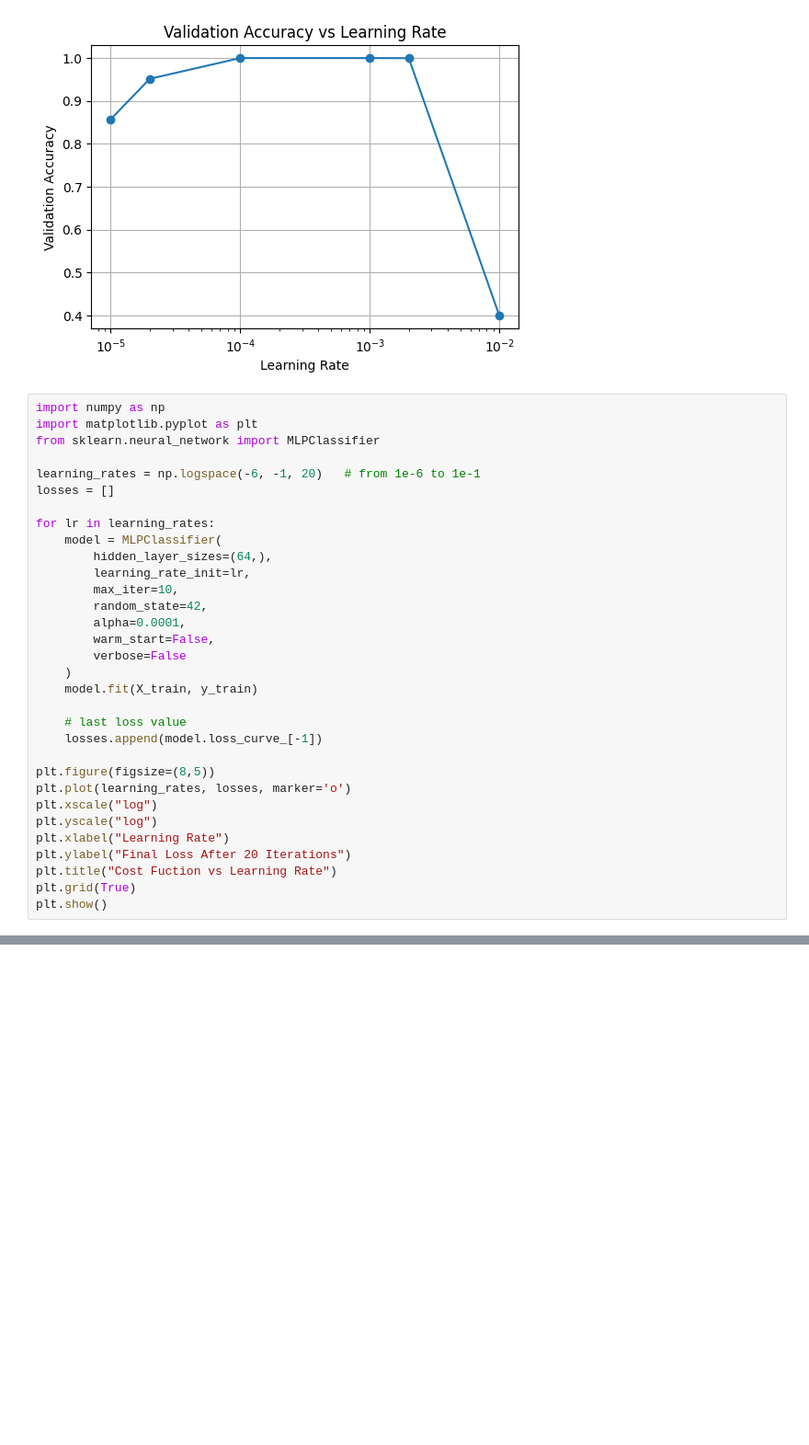
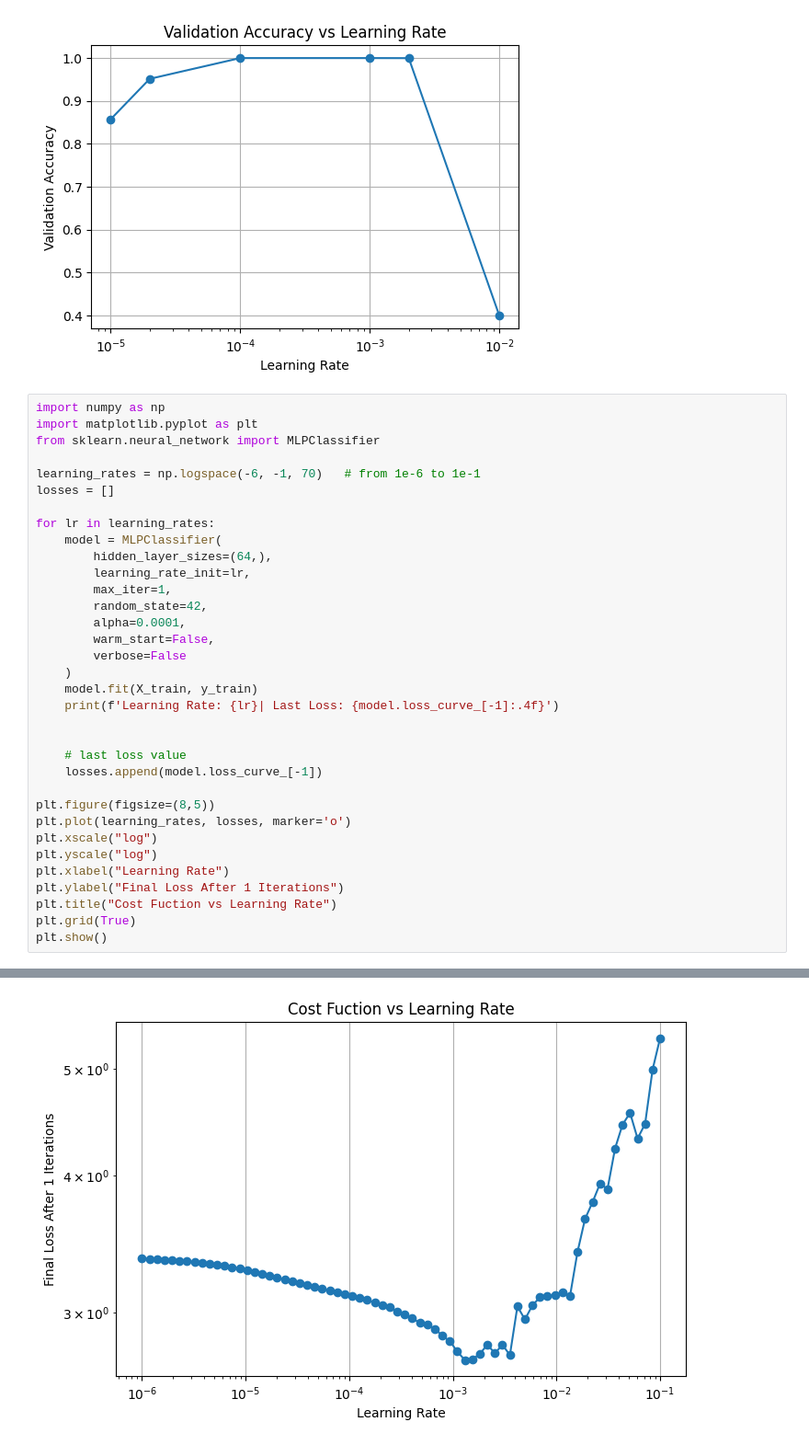
Before and after one commit to eleftheriaa/American-Sign-Language-Detection, a Jupyter notebook: nn/lr_tuning.ipynb, the cells around one changed output, grey strips where cells are left out. Shown: that part at 92% size. Saved outputs shown, nothing was run; the diff lists cells and outputs as text; blank space fills up the shorter version.

```diff
--- a/nn/lr_tuning.ipynb
+++ b/nn/lr_tuning.ipynb
@@ -142,20 +142,22 @@ import numpy as np
 import matplotlib.pyplot as plt
 from sklearn.neural_network import MLPClassifier
 
-learning_rates = np.logspace(-6, -1, 20)   # from 1e-6 to 1e-1
+learning_rates = np.logspace(-6, -1, 70)   # from 1e-6 to 1e-1
 losses = []
 
 for lr in learning_rates:
     model = MLPClassifier(
         hidden_layer_sizes=(64,),
         learning_rate_init=lr,
-        max_iter=10,
+        max_iter=1,
         random_state=42,
         alpha=0.0001,
         warm_start=False,
         verbose=False
     )
     model.fit(X_train, y_train)
+    print(f'Learning Rate: {lr}| Last Loss: {model.loss_curve_[-1]:.4f}')
+
 
     # last loss value
     losses.append(model.loss_curve_[-1])
@@ -165,7 +167,7 @@ plt.plot(learning_rates, losses, marker='o')
 plt.xscale("log")
 plt.yscale("log")
 plt.xlabel("Learning Rate")
-plt.ylabel("Final Loss After 20 Iterations")
+plt.ylabel("Final Loss After 1 Iterations")
 plt.title("Cost Fuction vs Learning Rate")
 plt.grid(True)
 plt.show()
@@ -173,0 +192 @@ NameError: name 'X_train' is not defined
+[figure, added]
```
Also changed, not shown: parts of 4 cells of this notebook, 3 other files.
